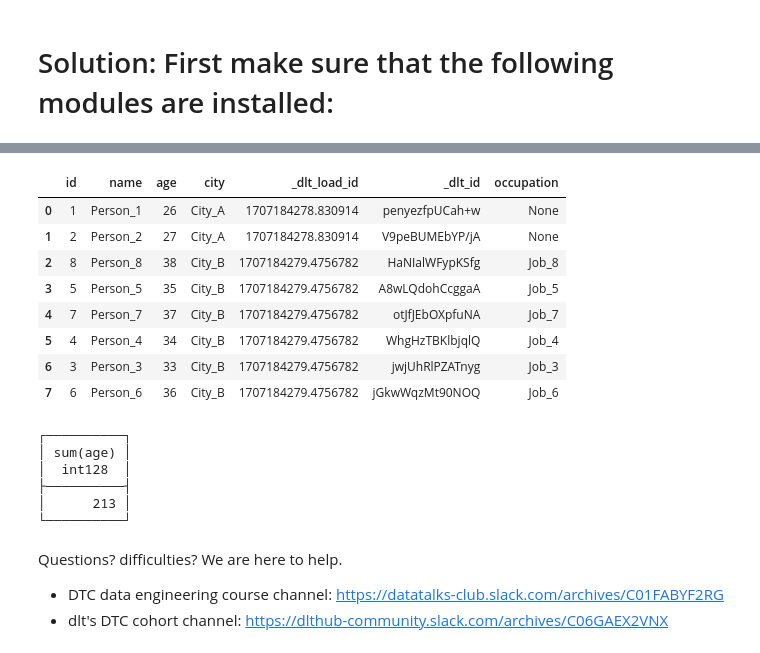
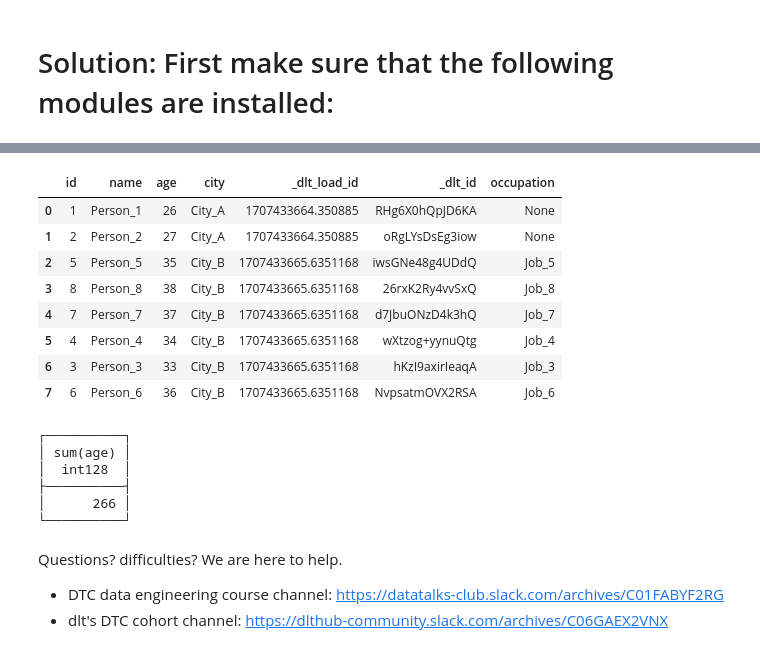
Before and after one commit to YoItsYong/zoomcamp2024, a Jupyter notebook: workshop1/workshop1_homework.ipynb, the cells around one changed output, grey strips where cells are left out. Cells and saved outputs as stored; diff of their text form; code cells hidden in the pictures.

```diff
--- a/workshop1/workshop1_homework.ipynb
+++ b/workshop1/workshop1_homework.ipynb
@@ -111,7 +111,7 @@ Question: **Calculate the sum of ages of all the people loaded as described abov
 # Solution: First make sure that the following modules are installed:
 # %%
 #Install the dependencies
-%%capture
+# %%capture
 !pip install dlt[duckdb]
 
 import dlt
@@ -153,6 +153,6 @@ persons_merge = conn.sql("SELECT * FROM people.people_merge").df()
 display(persons_merge)
 
 # Get sum of added people
-sum = conn.sql("SELECT SUM(age) FROM people.people_merge WHERE occupation IS NOT NULL")
-display(sum)
+sum = conn.sql("SELECT SUM(age) FROM people.people_merge")
+display(sum)c c
 # %% [output]
@@ -159,18 +176,18 @@ display(sum)
 |  | id | name | age | city | _dlt_load_id | _dlt_id | occupation |
-| 0 | 1 | Person_1 | 26 | City_A | 1707184278.830914 | penyezfpUCah+w | None |
-| 1 | 2 | Person_2 | 27 | City_A | 1707184278.830914 | V9peBUMEbYP/jA | None |
-| 2 | 8 | Person_8 | 38 | City_B | 1707184279.4756782 | HaNIalWFypKSfg | Job_8 |
-| 3 | 5 | Person_5 | 35 | City_B | 1707184279.4756782 | A8wLQdohCcggaA | Job_5 |
-| 4 | 7 | Person_7 | 37 | City_B | 1707184279.4756782 | otJfJEbOXpfuNA | Job_7 |
-| 5 | 4 | Person_4 | 34 | City_B | 1707184279.4756782 | WhgHzTBKlbjqlQ | Job_4 |
-| 6 | 3 | Person_3 | 33 | City_B | 1707184279.4756782 | jwjUhRlPZATnyg | Job_3 |
-| 7 | 6 | Person_6 | 36 | City_B | 1707184279.4756782 | jGkwWqzMt90NOQ | Job_6 |
+| 0 | 1 | Person_1 | 26 | City_A | 1707433664.350885 | RHg6X0hQpJD6KA | None |
+| 1 | 2 | Person_2 | 27 | City_A | 1707433664.350885 | oRgLYsDsEg3iow | None |
+| 2 | 5 | Person_5 | 35 | City_B | 1707433665.6351168 | iwsGNe48g4UDdQ | Job_5 |
+| 3 | 8 | Person_8 | 38 | City_B | 1707433665.6351168 | 26rxK2Ry4vvSxQ | Job_8 |
+| 4 | 7 | Person_7 | 37 | City_B | 1707433665.6351168 | d7JbuONzD4k3hQ | Job_7 |
+| 5 | 4 | Person_4 | 34 | City_B | 1707433665.6351168 | wXtzog+yynuQtg | Job_4 |
+| 6 | 3 | Person_3 | 33 | City_B | 1707433665.6351168 | hKzI9axirIeaqA | Job_3 |
+| 7 | 6 | Person_6 | 36 | City_B | 1707433665.6351168 | NvpsatmOVX2RSA | Job_6 |
-┌──────────┐
-│ sum(age) │
-│  int128  │
-├──────────┤
-│      213 │
-└──────────┘
+┌──────────┐
+│ sum(age) │
+│  int128  │
+├──────────┤
+│      266 │
+└──────────┘
 # %% [markdown]
 Questions? difficulties? We are here to help.
 - DTC data engineering course channel: https://datatalks-club.slack.com/archives/C01FABYF2RG
```
Also changed, not shown: parts of 1 cell of this notebook, 2 other files.
